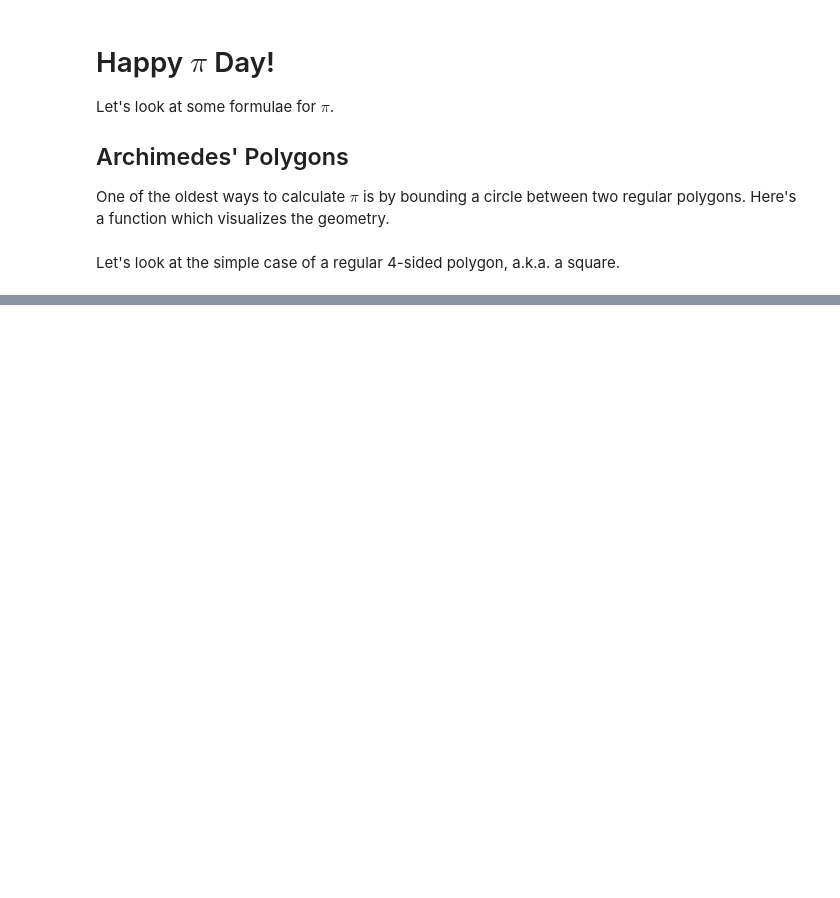
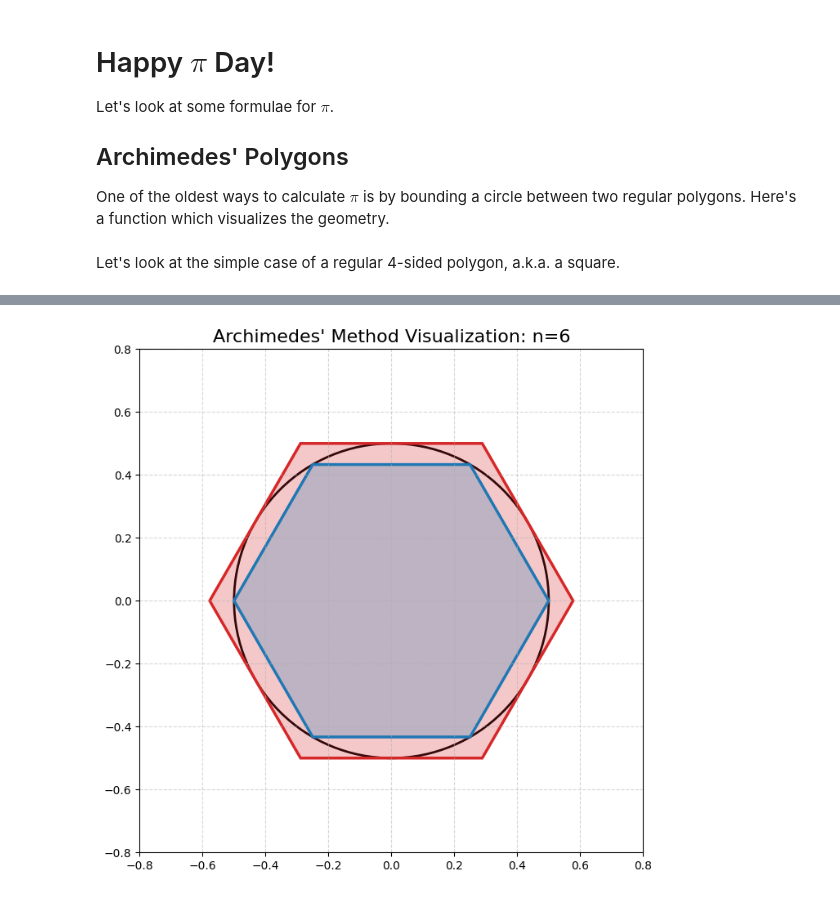
Before and after one commit to ConnorMcCranie/Random_Projects, a Jupyter notebook: Pi_Day/pi_day.ipynb, the cells around one changed output, grey strips where cells are left out. Saved outputs shown, nothing was run; the diff lists cells and outputs as text; code cells hidden in the pictures; blank space fills up the shorter version.

```diff
--- a/Pi_Day/pi_day.ipynb
+++ b/Pi_Day/pi_day.ipynb
@@ -107,0 +107,4 @@ visualize_archimedes_method(4)
+# %%
+visualize_archimedes_method(6)
+# %% [output]
+[figure, added]
```
Also changed, not shown: parts of 8 cells of this notebook.
